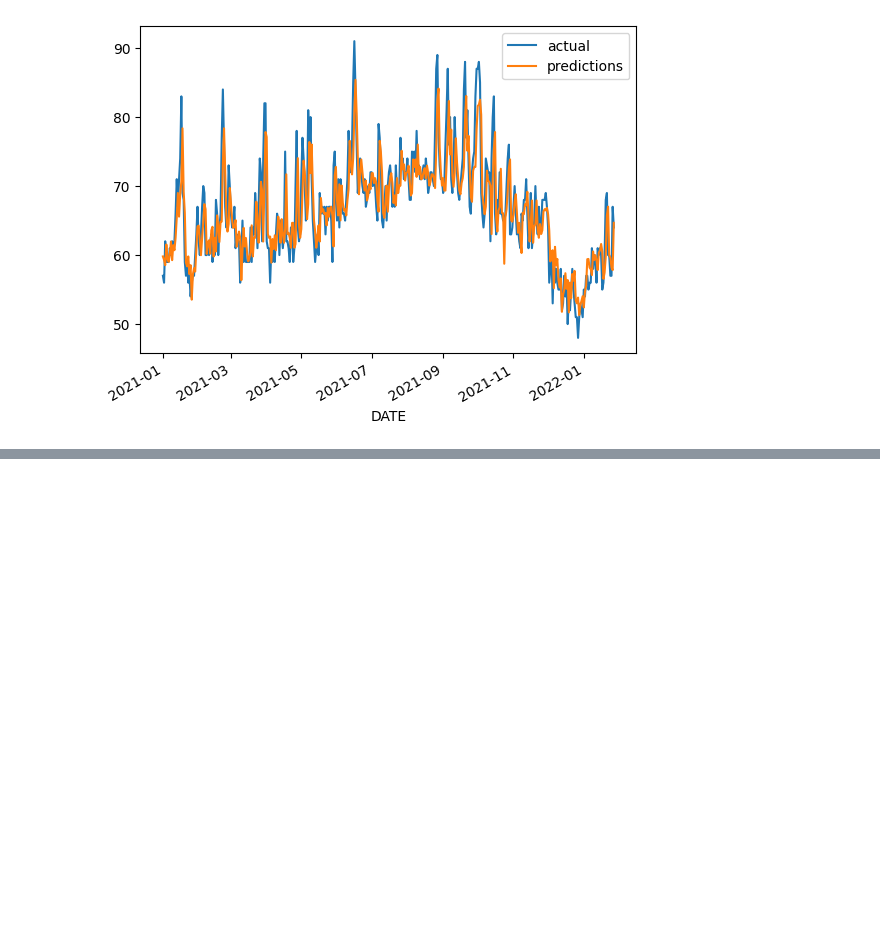
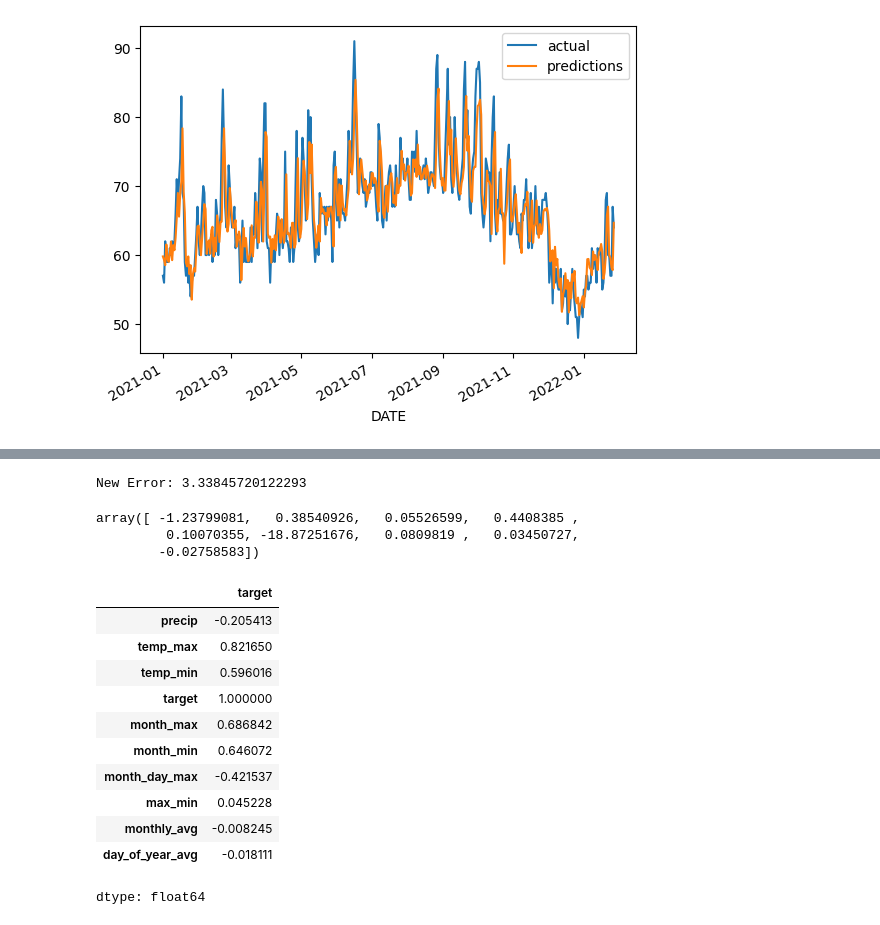
Before and after one commit to Samritha1912/WeatherPrediction, a Jupyter notebook: Weather_Prediction.ipynb, the cells around one changed output, grey strips where cells are left out. Drawn from its saved outputs; the diff is of its cells as text; code cells hidden in the pictures; blank space fills up the shorter version.

```diff
--- a/Weather_Prediction.ipynb
+++ b/Weather_Prediction.ipynb
@@ -362,0 +412,47 @@ core_weather["monthly_avg"]=core_weather["temp_max"].groupby(core_weather.index.
+# %%
+# prompt: write the code to print the error, find the new error
+
+predictors = ["precip", "temp_max", "temp_min", "month_max", "month_min", "month_day_max", "max_min", "monthly_avg", "day_of_year_avg"]
+
+# Ensure core_weather has a DatetimeIndex
+core_weather.index = pd.to_datetime(core_weather.index)
+
+# Ensure 'target' is in core_weather, if it's not calculate it again
+if 'target' not in core_weather:
+    core_weather["target"] = core_weather["temp_max"].shift(-1)
+    core_weather = core_weather.iloc[:-1, :].copy()
+
+# Redefine train and test sets based on updated core_weather
+train = core_weather.loc[:"2020-12-31"]
+test = core_weather.loc["2021-01-01":]
+
+# Re-train the model with the updated predictors
+reg = Ridge(alpha=0.1)
+reg.fit(train[predictors], train["target"])
+predictions = reg.predict(test[predictors])
+new_error = mean_absolute_error(test["target"], predictions)
+
+print("New Error:", new_error)
+# %% [output]
+New Error: 3.33845720122293
+# %%
+reg.coef_
+# %% [output]
+array([ -1.23799081,   0.38540926,   0.05526599,   0.4408385 ,
+         0.10070355, -18.87251676,   0.0809819 ,   0.03450727,
+        -0.02758583])
+# %%
+core_weather.corr()["target"]
+# %% [output]
+|  | target |
+| precip | -0.205413 |
+| temp_max | 0.821650 |
+| temp_min | 0.596016 |
+| target | 1.000000 |
+| month_max | 0.686842 |
+| month_min | 0.646072 |
+| month_day_max | -0.421537 |
+| max_min | 0.045228 |
+| monthly_avg | -0.008245 |
+| day_of_year_avg | -0.018111 |
+dtype: float64
```
Also changed, not shown: parts of 7 cells of this notebook.
